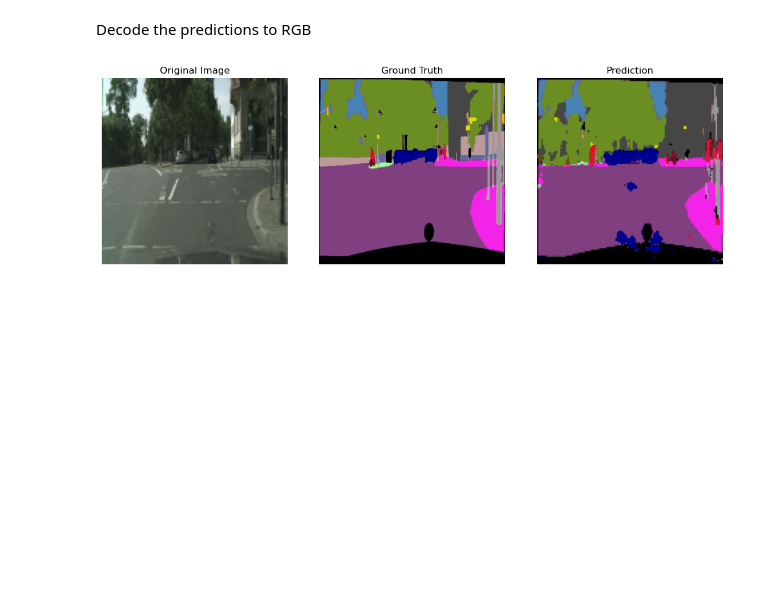
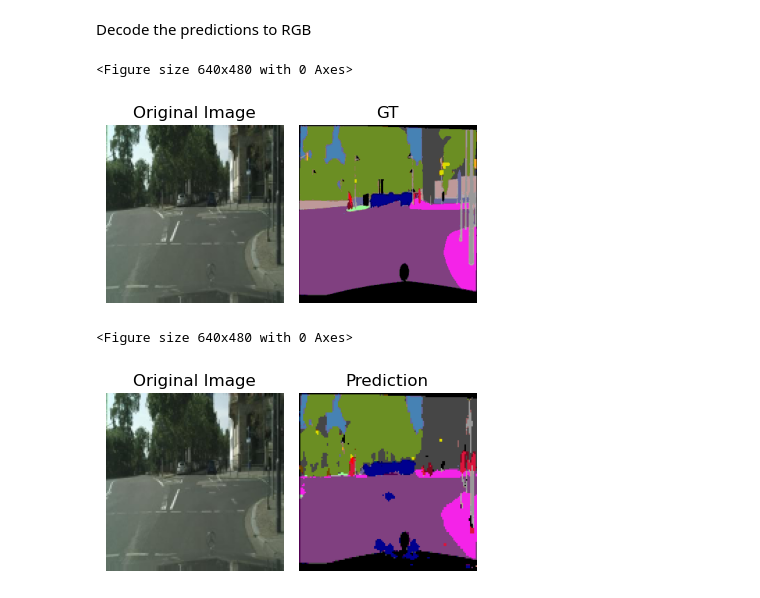
Before and after one commit to abeshahsan/U-Net-Implementation-from-Scratch, a Jupyter notebook: Notebooks/unet_experiment.ipynb, the cells around one changed output. Drawn from its saved outputs; the diff is of its cells as text; code cells hidden in the pictures; blank space fills up the shorter version.

```diff
--- a/Notebooks/unet_experiment.ipynb
+++ b/Notebooks/unet_experiment.ipynb
@@ -165,7 +166,7 @@ TRAIN_IMG_DIR = 'F:/UNI_STUFF/Thesis/cityscapes_data/train_images'
 TRAIN_MASK_DIR = 'F:/UNI_STUFF/Thesis/cityscapes_data/train_encoded_masks'
 VAL_IMG_DIR = 'F:/UNI_STUFF/Thesis/cityscapes_data/val_images'
 VAL_MASK_DIR = 'F:/UNI_STUFF/Thesis/cityscapes_data/val_encoded_masks'
-CHECKPOINT_FIlE = "../Checkpoints/cityscapes_checkpoint.pth.tar"
+CHECKPOINT_FIlE = "../Checkpoints/cityscapes_checkpoint_DeepLabV3_Plus.pth"
 # %% [markdown]
 ## Self Driving Cars
 # %% [markdown]
@@ -236,7 +235,7 @@ scaler = torch.cuda.amp.GradScaler()
 start_epoch += 1 # start from the next epoch
 print(f"Starting from epoch {start_epoch}")
 for epoch in range(start_epoch, NUM_EPOCHS + 1):
-    predictions, masks, loss = train_fn(epoch, train_loader, model, optimizer, loss_fn, scaler)
+    predictions, masks, loss = train_fn(epoch, train_loader, model, optimizer, loss_fn, scaler, device=DEVICE)
 
     # save model
     checkpoint = {
@@ -299,6 +302,10 @@ import numpy as np
 import matplotlib.pyplot as plt
 # %%
 # Load the model from the checkpoint
+NUM_CLASSES = 35
+DEVICE = "cuda" if torch.cuda.is_available() else "cpu"
+CHECKPOINT_FIlE = "../Checkpoints/cityscapes_checkpoint.pth.tar"
+
 model = UNet(in_channels=3, out_channels=NUM_CLASSES)
 checkpoint = torch.load(CHECKPOINT_FIlE)
 model.load_state_dict(checkpoint["state_dict"])
@@ -340,32 +347,18 @@ predictions = torch.argmax(torch.nn.Softmax(dim=1)(predictions), dim=1)
 predictions = predictions.squeeze(0).cpu().numpy()
 # %% [markdown]
 Decode the predictions to RGB
-# %%
-# image.to('cpu')
-image_to_display = image.to('cpu')[0].permute(1, 2, 0).numpy() * 255.0
-plt.figure(figsize=(12, 8))
-plt.subplot(1, 3, 1)
-plt.imshow(image_to_display)
-plt.title('Original Image')
-plt.axis('off')
-
-
-plt.subplot(1, 3, 2)
-masks = np.array(Image.open(mask_dir))
-masks = decode_mask(masks)
-plt.imshow(masks)
-plt.title('Ground Truth')
-plt.axis('off')
-
-# predictions.to('cpu')
-plt.subplot(1, 3, 3)
-predictions = decode_mask(predictions)
-plt.imshow(predictions)
-plt.title('Prediction')
-plt.axis('off')
-
-plt.tight_layout(pad=4.0)
-
-plt.show()
-# %% [output]
-[figure, removed]
+# %%
+from Visualizer import plot_images
+
+image_to_display = image.to('cpu')[0].permute(1, 2, 0).numpy() * 255.0
+masks = np.array(Image.open(mask_dir))
+masks = decode_mask(masks)
+prediction_to_display = decode_mask(predictions)
+
+plot_images([image_to_display, masks], ['Original Image', 'GT'], max_cols=3, figsize=(4, 3))
+plot_images([image_to_display, prediction_to_display], ['Original Image', 'Prediction'], max_cols=3, figsize=(4, 3))
+# %% [output]
+<Figure size 640x480 with 0 Axes>
+[figure, added]
+<Figure size 640x480 with 0 Axes>
+[figure, added]
```
Also changed, not shown: parts of 10 cells of this notebook, 14 other files.
